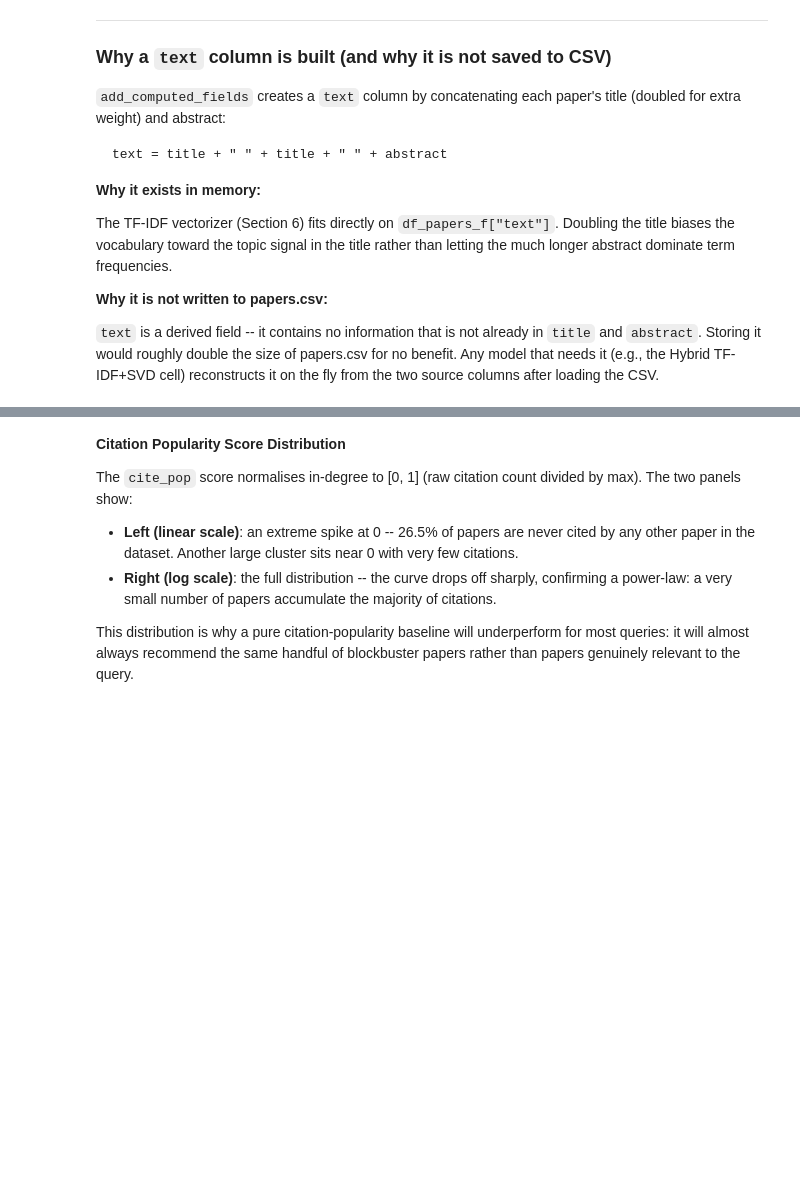
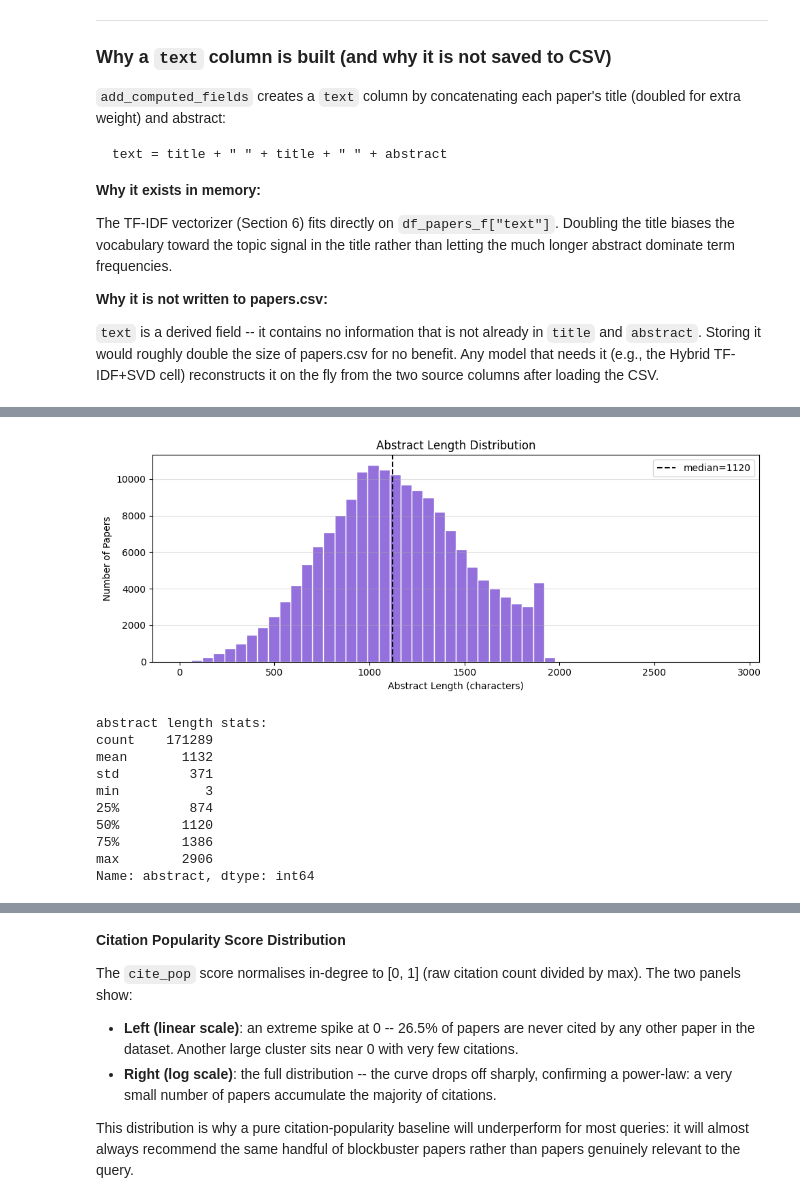
Before and after one commit to Talina06/research-paper-recommender-system, a Jupyter notebook: notebook.ipynb, the cells around one changed output, grey strips where cells are left out. Saved outputs shown, nothing was run; the diff lists cells and outputs as text; code cells hidden in the pictures; blank space fills up the shorter version.

```diff
--- a/notebook.ipynb
+++ b/notebook.ipynb
@@ -1600,0 +1714,32 @@ naturally favour these highly cited papers.
+# %%
+def plot_abstract_lengths(df: pd.DataFrame) -> None:
+    """Histogram of abstract character lengths to check for truncation or stubs."""
+    lengths = df["abstract"].str.len()
+
+    fig, ax = plt.subplots(figsize=(10, 4))
+    ax.hist(lengths, bins=50, color="mediumpurple", edgecolor="white")
+    ax.set_xlabel("Abstract Length (characters)")
+    ax.set_ylabel("Number of Papers")
+    ax.set_title("Abstract Length Distribution")
+    ax.axvline(lengths.median(), color="black", linestyle="--", label=f"median={lengths.median():.0f}")
+    ax.legend()
+    ax.grid(axis="y", alpha=0.4)
+    plt.tight_layout()
+    plt.show()
+
+    print(f"abstract length stats:\n{lengths.describe().round(0).astype(int)}")
+
+
+plot_abstract_lengths(df_papers_f_eda)
+# %% [output]
+[figure, added]
+abstract length stats:
+count    171289
+mean       1132
+std         371
+min           3
+25%         874
+50%        1120
+75%        1386
+max        2906
+Name: abstract, dtype: int64
```
Also changed, not shown: parts of 110 cells of this notebook, 1 other file.
